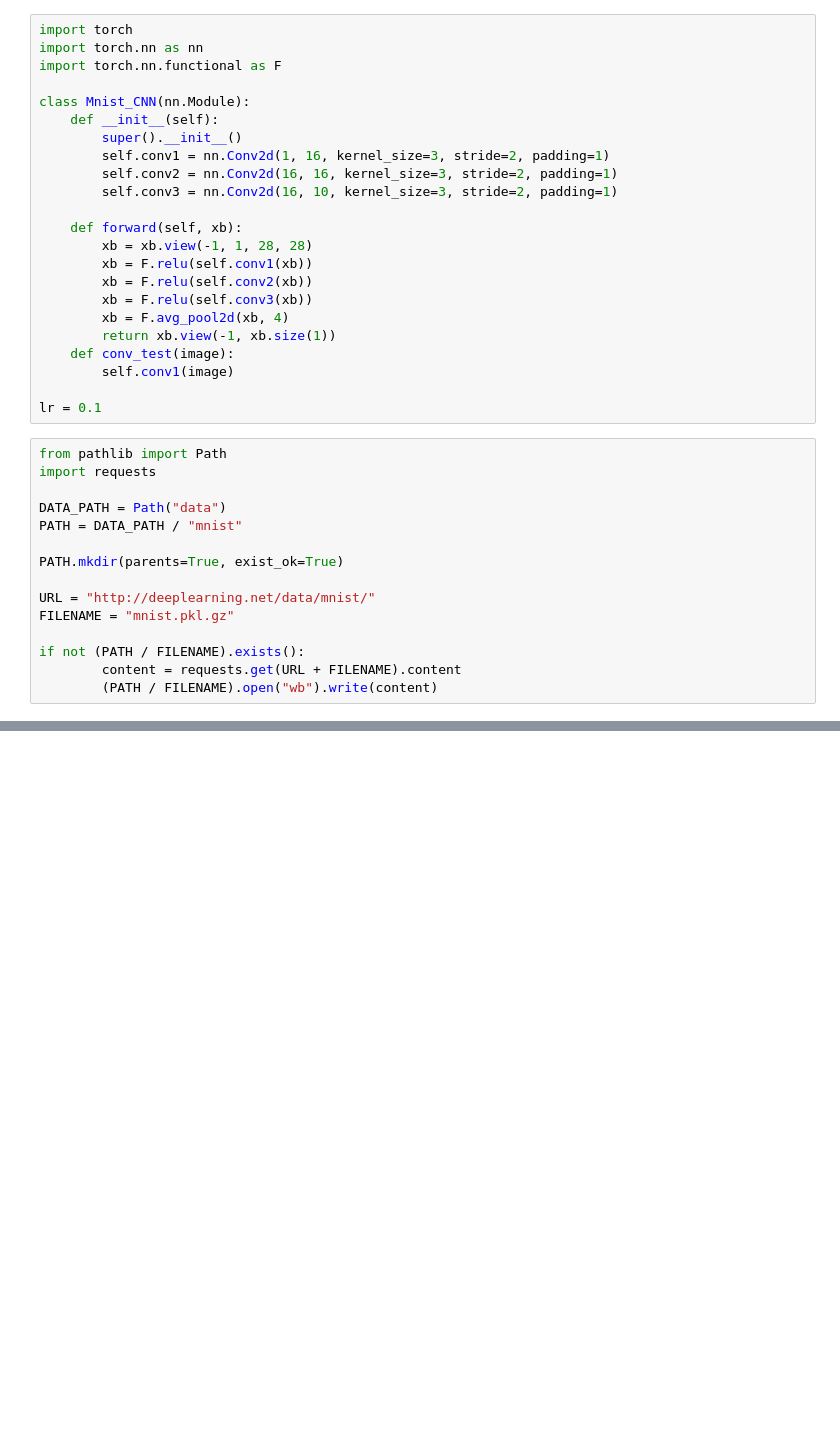
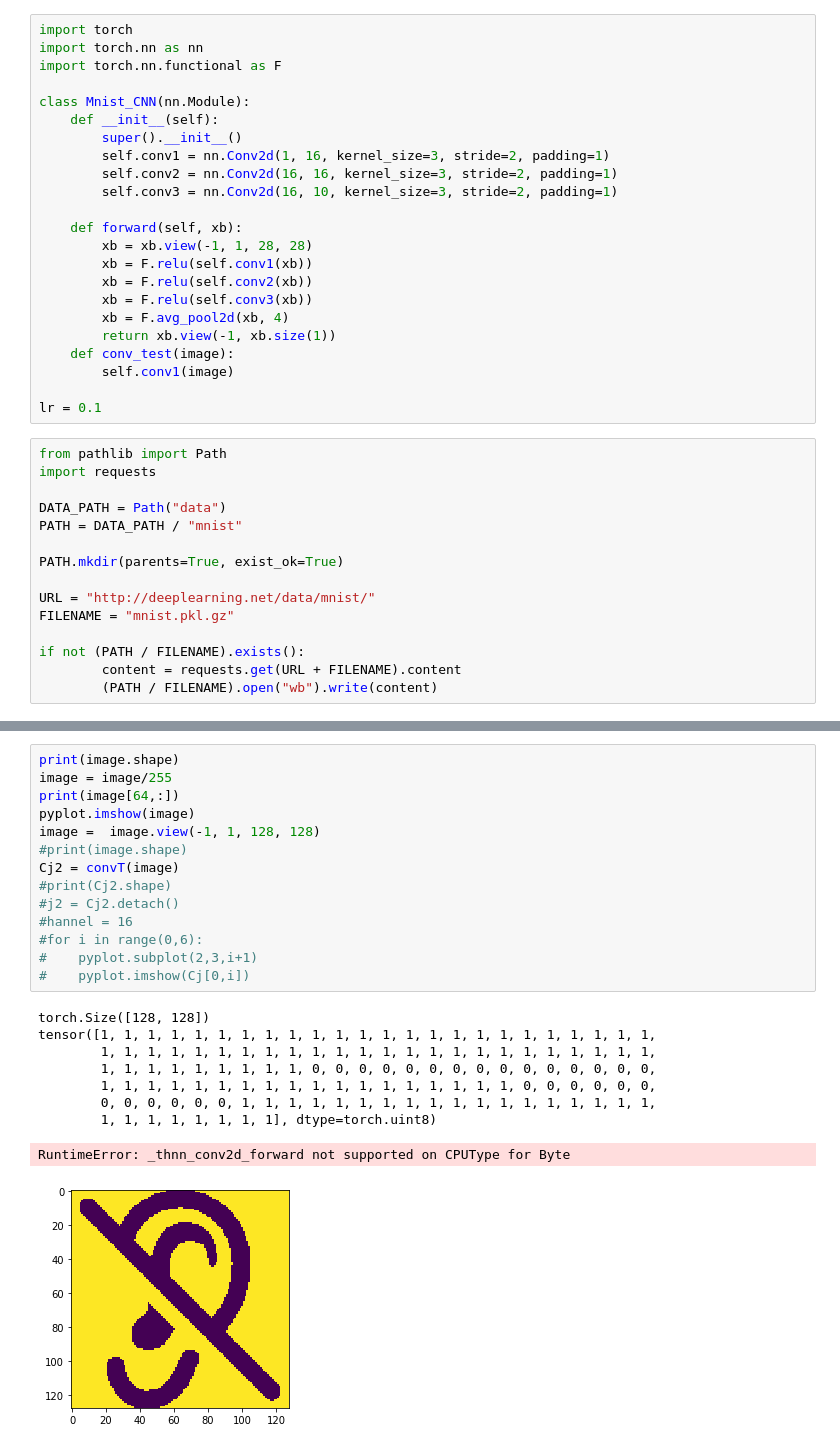
Before and after one commit to 226776/NN_VoiceRecognition, a Jupyter notebook: ConvolutionsUnderstanding.ipynb, the cells around one changed output, grey strips where cells are left out. Saved outputs shown, nothing was run; the diff lists cells and outputs as text; blank space fills up the shorter version.

```diff
--- a/ConvolutionsUnderstanding.ipynb
+++ b/ConvolutionsUnderstanding.ipynb
@@ -71,0 +119,24 @@ torch.Size([14, 14])
+# %%
+print(image.shape)
+image = image/255
+print(image[64,:])
+pyplot.imshow(image)
+image =  image.view(-1, 1, 128, 128)
+#print(image.shape)
+Cj2 = convT(image)
+#print(Cj2.shape)
+#j2 = Cj2.detach()
+#hannel = 16
+#for i in range(0,6):
+#    pyplot.subplot(2,3,i+1)
+#    pyplot.imshow(Cj[0,i])
+# %% [output]
+torch.Size([128, 128])
+tensor([1, 1, 1, 1, 1, 1, 1, 1, 1, 1, 1, 1, 1, 1, 1, 1, 1, 1, 1, 1, 1, 1, 1, 1,
+        1, 1, 1, 1, 1, 1, 1, 1, 1, 1, 1, 1, 1, 1, 1, 1, 1, 1, 1, 1, 1, 1, 1, 1,
+        1, 1, 1, 1, 1, 1, 1, 1, 1, 0, 0, 0, 0, 0, 0, 0, 0, 0, 0, 0, 0, 0, 0, 0,
+        1, 1, 1, 1, 1, 1, 1, 1, 1, 1, 1, 1, 1, 1, 1, 1, 1, 1, 0, 0, 0, 0, 0, 0,
+        0, 0, 0, 0, 0, 0, 1, 1, 1, 1, 1, 1, 1, 1, 1, 1, 1, 1, 1, 1, 1, 1, 1, 1,
+        1, 1, 1, 1, 1, 1, 1, 1], dtype=torch.uint8)
+RuntimeError: _thnn_conv2d_forward not supported on CPUType for Byte
+[figure, added]
```
Also changed, not shown: parts of 4 cells of this notebook.
